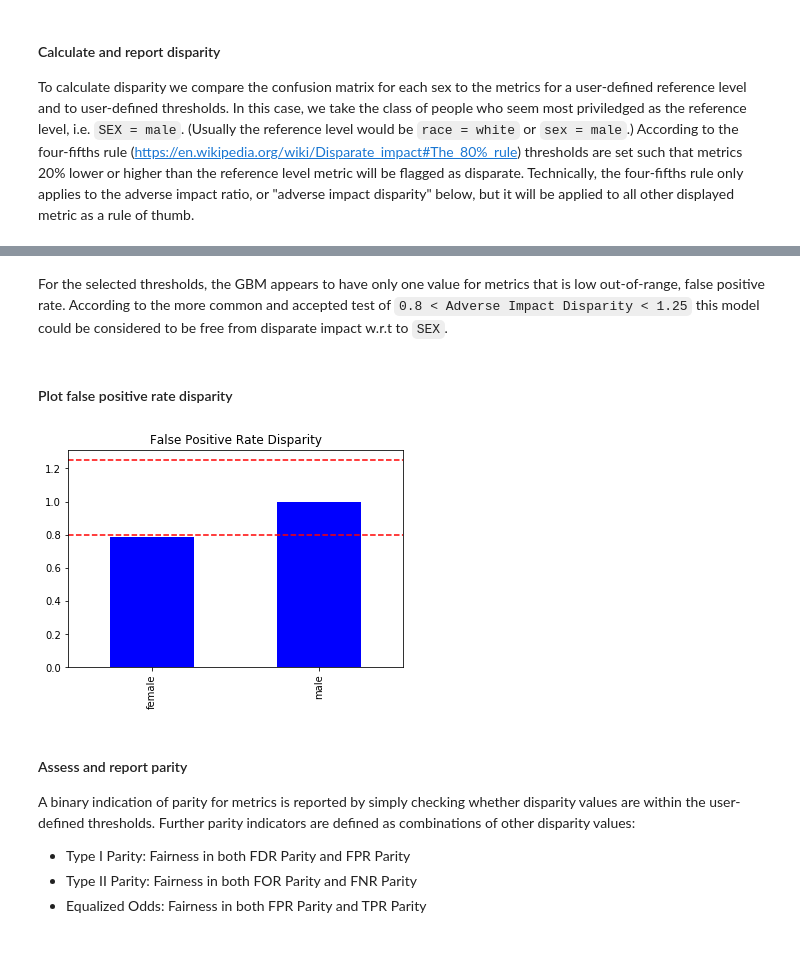
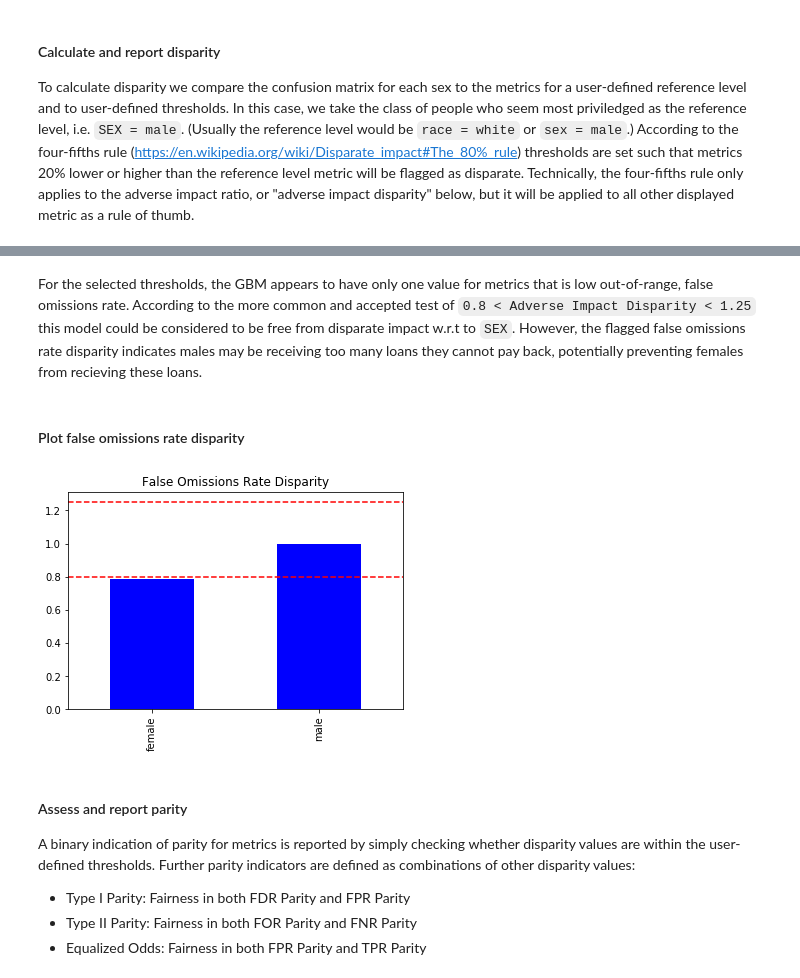
Before and after one commit to jphall663/interpretable_machine_learning_with_python, a Jupyter notebook: dia.ipynb, the cells around one changed output, grey strips where cells are left out. Drawn from its saved outputs; the diff is of its cells as text; code cells hidden in the pictures; blank space fills up the shorter version.

```diff
--- a/dia.ipynb
+++ b/dia.ipynb
@@ -615,14 +616,14 @@ disp_frame.style.applymap(disparate_red)
 | male | 1 | 1 | 1 | 1 | ... |
 # %% [markdown]
-For the selected thresholds, the GBM appears to have only one value for metrics that is low out-of-range, false positive rate. According to the more common and accepted test of `0.8 < Adverse Impact Disparity < 1.25` this model could be considered to be free from disparate impact w.r.t to `SEX`.
+For the selected thresholds, the GBM appears to have only one value for metrics that is low out-of-range, false omissions rate. According to the more common and accepted test of `0.8 < Adverse Impact Disparity < 1.25` this model could be considered to be free from disparate impact w.r.t to `SEX`. However, the flagged false omissions rate disparity indicates males may be receiving too many loans they cannot pay back, potentially preventing females from recieving these loans.
 # %% [markdown]
-#### Plot false positive rate disparity
+#### Plot false omissions rate disparity
 # %%
-ax = disp_frame['False Positive Rate Disparity'].plot(kind='bar', color='b', title='False Positive Rate Disparity')
+ax = disp_frame['False Omissions Rate Disparity'].plot(kind='bar', color='b', title='False Omissions Rate Disparity')
 _ = ax.axhline(parity_threshold_low, color='r', linestyle='--')
 _ = ax.axhline(parity_threshold_hi, color='r', linestyle='--')
 # %% [output]
-[figure, old version]
+[figure, new version]
 # %% [markdown]
 #### Assess and report parity
 A binary indication of parity for metrics is reported by simply checking whether disparity values are within the user-defined thresholds. Further parity indicators are defined as combinations of other disparity values:
```
Also changed, not shown: parts of 16 cells of this notebook, 2 other files.
